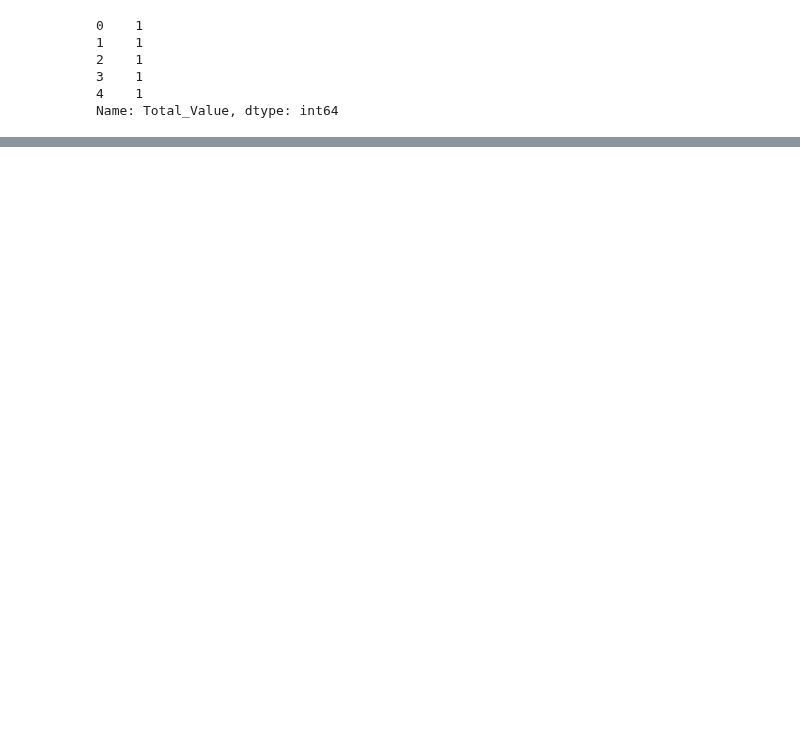
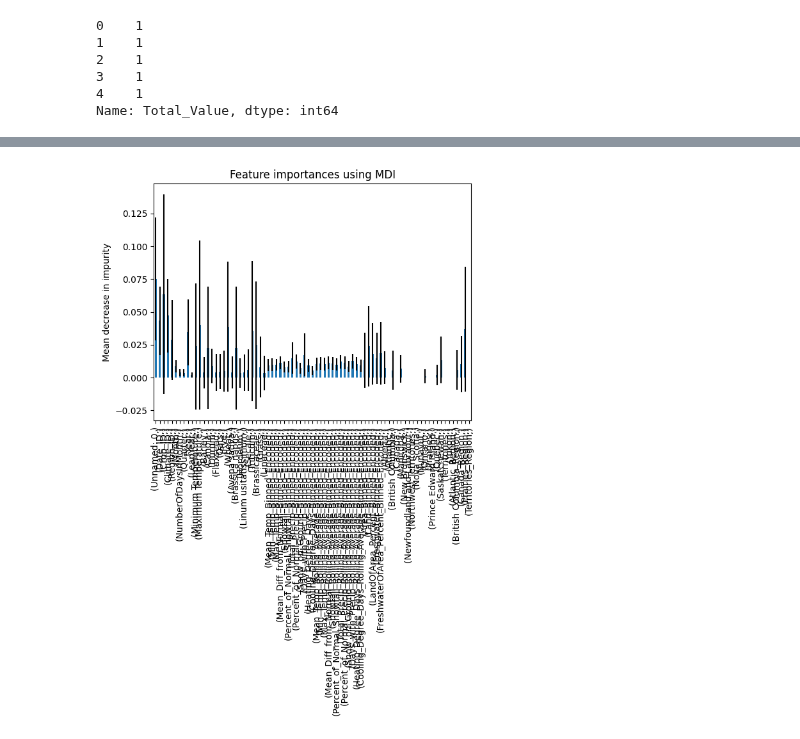
Before and after one commit to Daniel-Dumitrescu/csi4142-project, a Jupyter notebook: supervised_learning/Random_Forest.ipynb, the cells around one changed output, grey strips where cells are left out. Saved outputs shown, nothing was run; the diff lists cells and outputs as text; code cells hidden in the pictures; blank space fills up the shorter version.

Commit message:
Implemented Random Forest

```diff
--- a/supervised_learning/Random_Forest.ipynb
+++ b/supervised_learning/Random_Forest.ipynb
@@ -245,0 +389,17 @@ results_df.head(20)
+# %%
+# run test data on the best random forest
+crtierion = best_rf['criterion'].iloc[0]
+max_depth = best_rf['max_depth / min_samples'].iloc[0]
+
+start = time.time()
+print("RF","Max Depth",max_depth,criterion)
+classifier = RandomForestClassifier(n_estimators = 1000,random_state = 42,criterion=criterion,max_depth=max_depth)
+classifier.fit(X_train, y_train)
+end = time.time()
+training_time = end - start
+
+print("TRAINED")
+y_pred = classifier.predict(X_val)
+accuracy, precision, recall, f1 = compute_metrics(y_val, y_pred)
+print("TESTED")
+results.append([criterion,i,accuracy,precision,recall,f1,training_time])
@@ -245,0 +447,9 @@ results_df.head(20)
+# %%
+# Identifying most important features in the forest
+importances = classifier.feature_importances_
+std = np.std([tree.feature_importances_ for tree in classifier.estimators_], axis=0)
+# %%
+pd.set_option('display.max_rows', 500)
+feature_names = [X_train.columns]
+forest_importances = pd.Series(importances, index=feature_names)
+forest_importances
@@ -245,0 +474,3 @@ results_df.head(20)
+# %%
+forest_importances.sort_values(ascending=False,inplace=True)
+forest_importances
@@ -245,0 +495,8 @@ results_df.head(20)
+# %%
+fig, ax = plt.subplots()
+forest_importances.plot.bar(yerr=std, ax=ax)
+ax.set_title("Feature importances using MDI")
+ax.set_ylabel("Mean decrease in impurity")
+fig.tight_layout()
+# %% [output]
+[figure, added]
```
Also changed, not shown: parts of 22 cells of this notebook.
